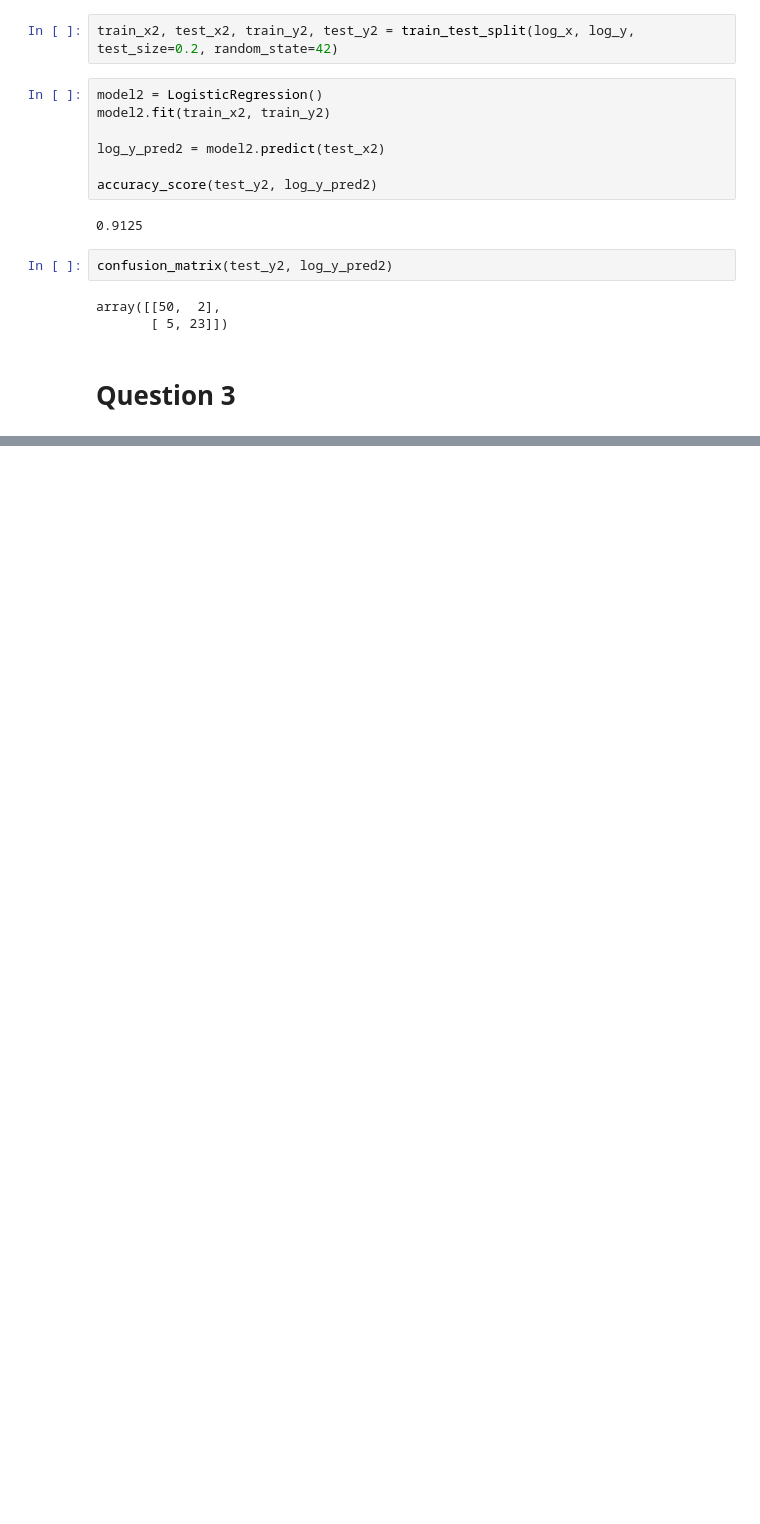
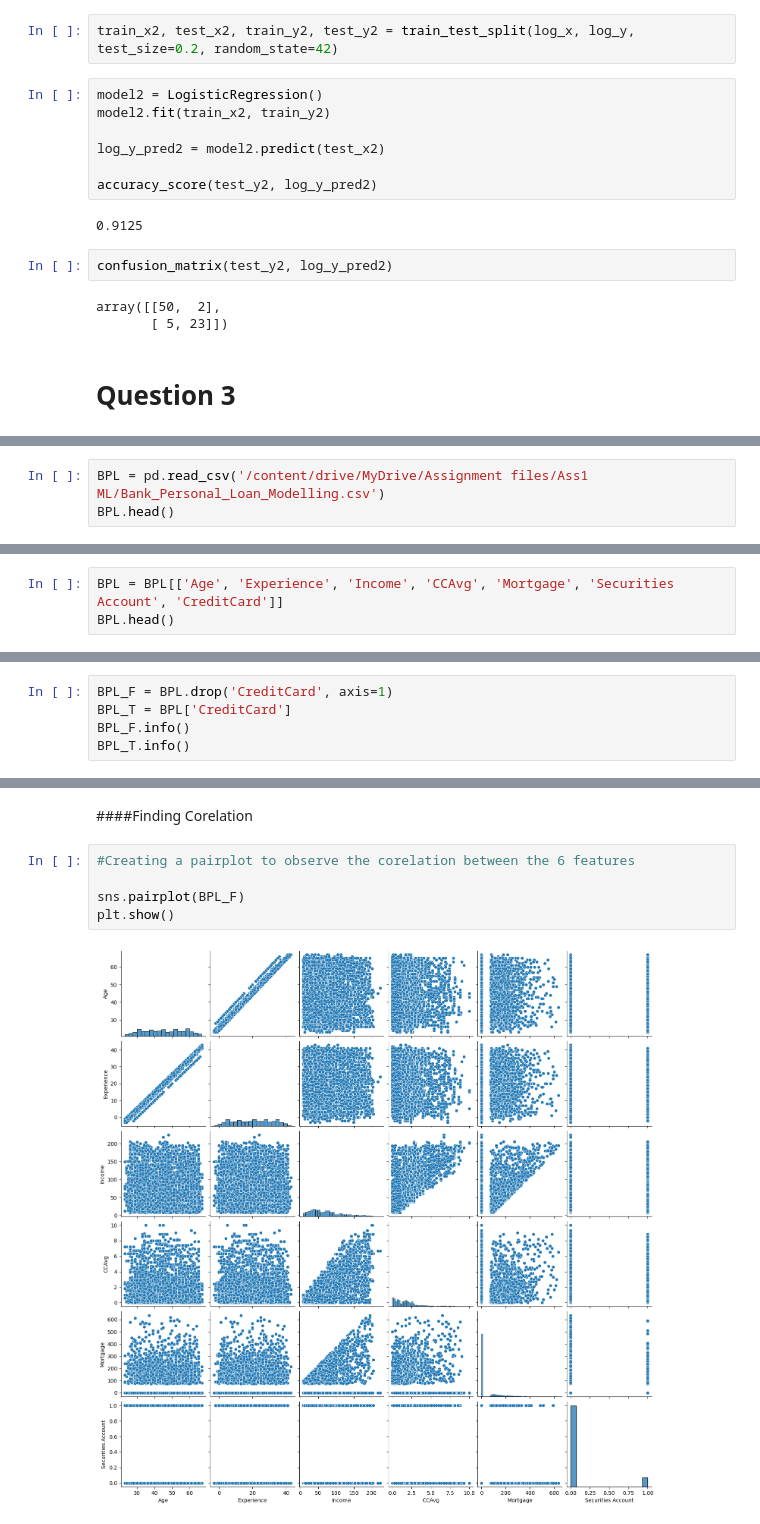
Before and after one commit to gauravraidata/IITJ-projects, a Jupyter notebook: Assignment1(DP,LR,SVM,RF).ipynb, the cells around one changed output, grey strips where cells are left out. Drawn from its saved outputs; the diff is of its cells as text; blank space fills up the shorter version.

```diff
--- a/Assignment1(DP,LR,SVM,RF).ipynb
+++ b/Assignment1(DP,LR,SVM,RF).ipynb
@@ -698,0 +721,3 @@ array([[50,  2],
+# %%
+BPL = pd.read_csv('/content/drive/MyDrive/Assignment files/Ass1 ML/Bank_Personal_Loan_Modelling.csv')
+BPL.head()
@@ -698,0 +737,3 @@ array([[50,  2],
+# %%
+BPL = BPL[['Age', 'Experience', 'Income', 'CCAvg', 'Mortgage', 'Securities Account', 'CreditCard']]
+BPL.head()
@@ -698,0 +811,5 @@ array([[50,  2],
+# %%
+BPL_F = BPL.drop('CreditCard', axis=1)
+BPL_T = BPL['CreditCard']
+BPL_F.info()
+BPL_T.info()
@@ -698,0 +834,9 @@ array([[50,  2],
+# %% [markdown]
+####Finding Corelation
+# %%
+#Creating a pairplot to observe the corelation between the 6 features
+
+sns.pairplot(BPL_F)
+plt.show()
+# %% [output]
+[figure, added]
```
Also changed, not shown: parts of 26 cells of this notebook.
